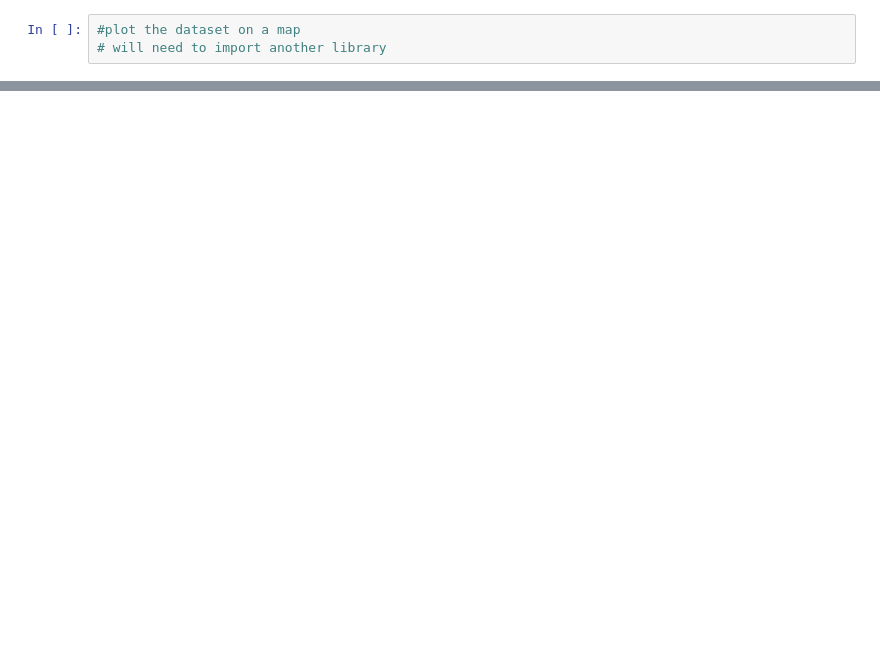
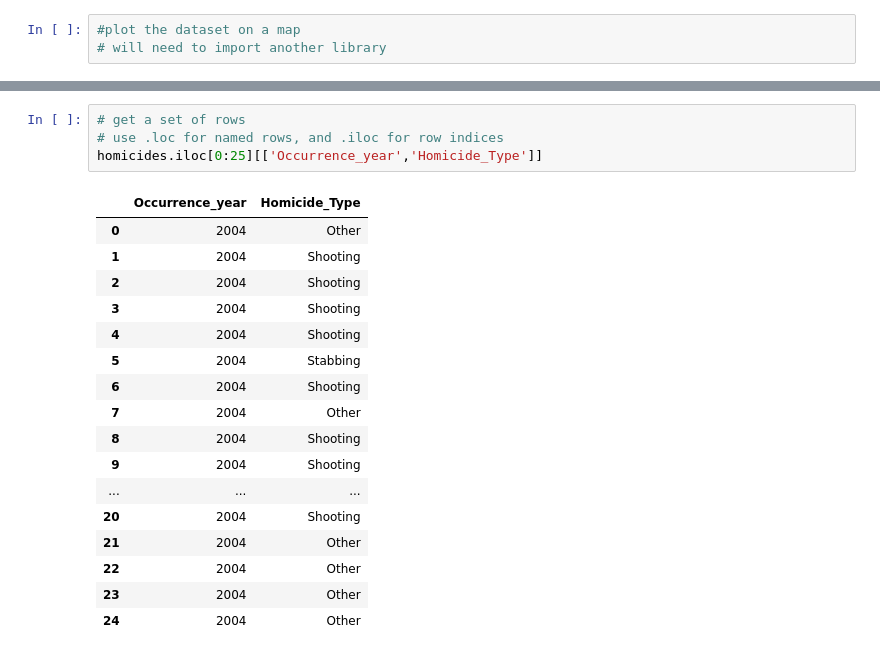
Before and after one commit to soowork/python-programming, a Jupyter notebook: unit-6/data-homework.ipynb, the cells around one changed output, grey strips where cells are left out. Drawn from its saved outputs; the diff is of its cells as text; blank space fills up the shorter version.

```diff
--- a/unit-6/data-homework.ipynb
+++ b/unit-6/data-homework.ipynb
@@ -167,0 +240,22 @@ homicides
+# %%
+# get a set of rows
+# use .loc for named rows, and .iloc for row indices
+homicides.iloc[0:25][['Occurrence_year','Homicide_Type']]
+# %% [output]
+|  | Occurrence_year | Homicide_Type |
+| 0 | 2004 | Other |
+| 1 | 2004 | Shooting |
+| 2 | 2004 | Shooting |
+| 3 | 2004 | Shooting |
+| 4 | 2004 | Shooting |
+| 5 | 2004 | Stabbing |
+| 6 | 2004 | Shooting |
+| 7 | 2004 | Other |
+| 8 | 2004 | Shooting |
+| 9 | 2004 | Shooting |
+| ... | ... | ... |
+| 20 | 2004 | Shooting |
+| 21 | 2004 | Other |
+| 22 | 2004 | Other |
+| 23 | 2004 | Other |
+| 24 | 2004 | Other |
```
Also changed, not shown: parts of 11 cells of this notebook, 8 other files.
